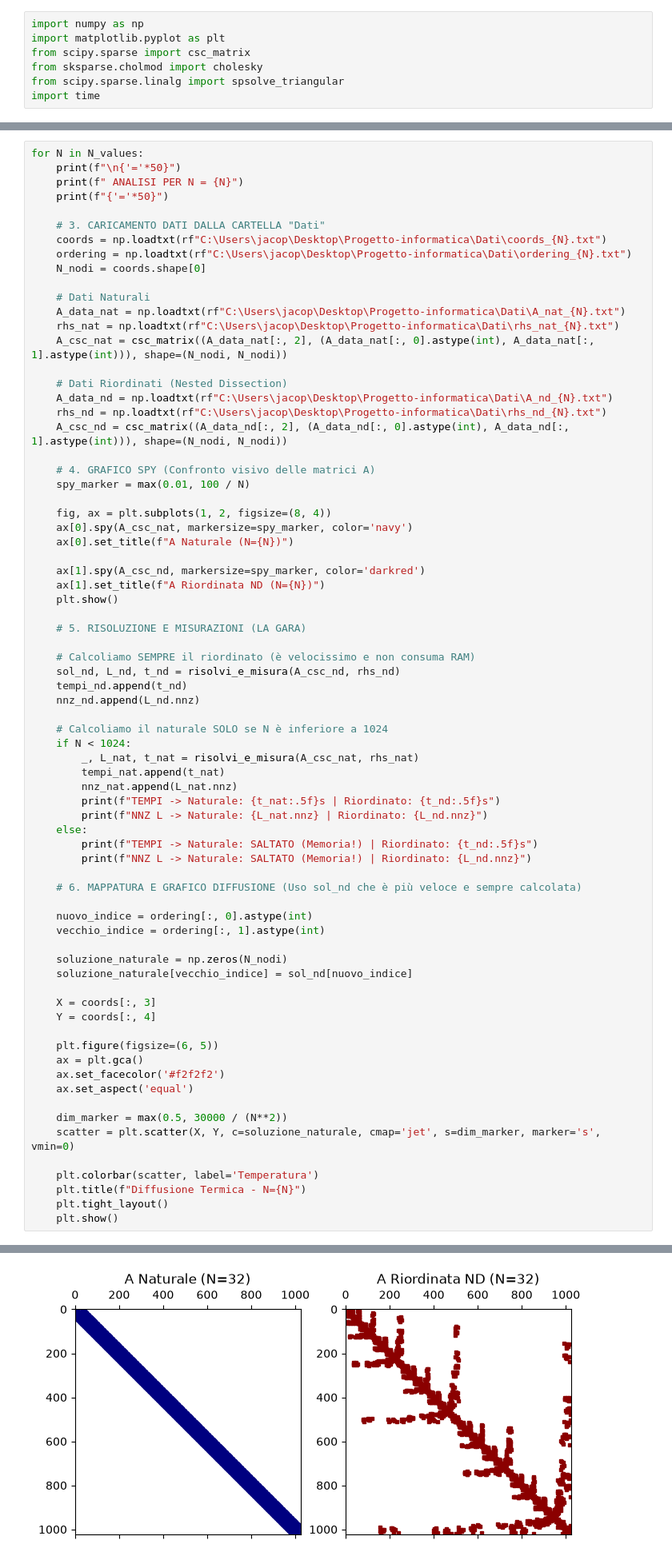
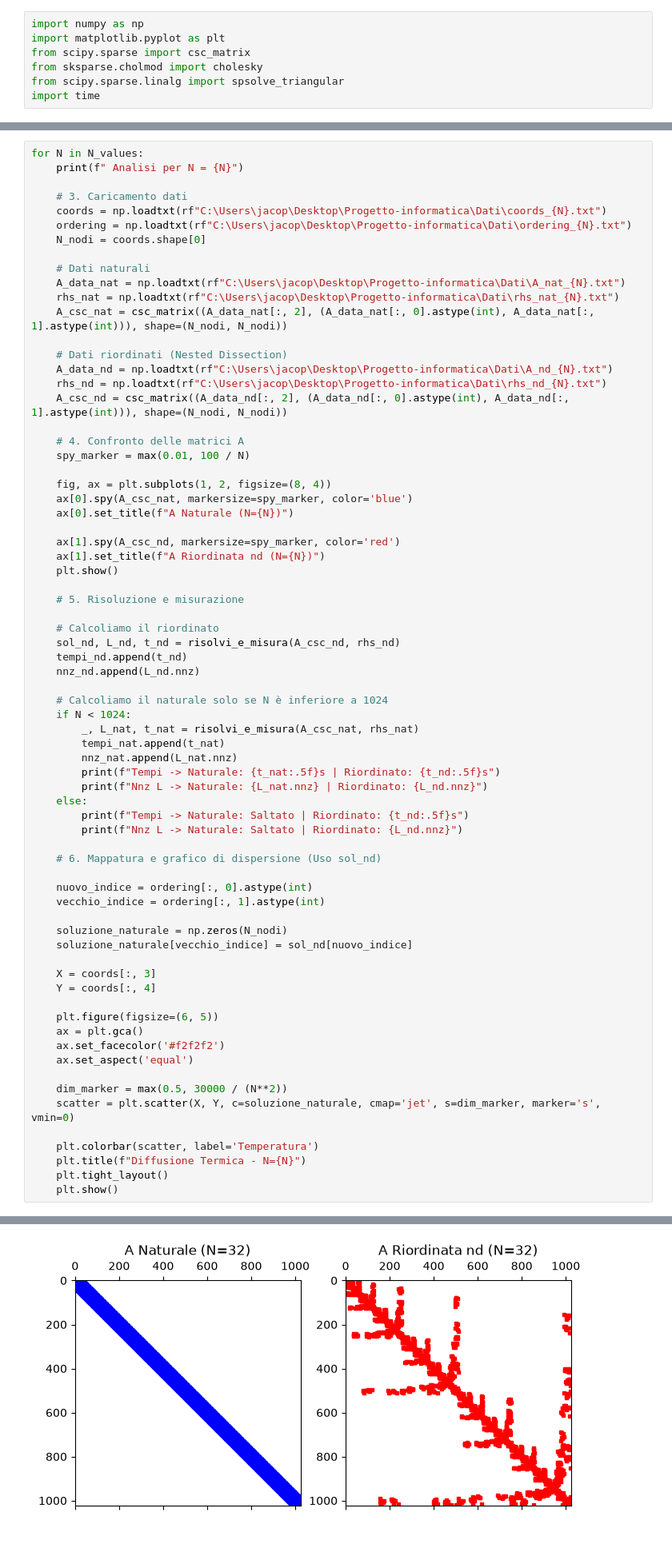
Before and after one commit to Jacopo177/Progetto-informatica, a Jupyter notebook: Task5_Progect.ipynb, the cells around one changed output, grey strips where cells are left out. Shown at 80% size. Saved outputs shown, nothing was run; the diff lists cells and outputs as text.

```diff
--- a/Task5_Progect.ipynb
+++ b/Task5_Progect.ipynb
@@ -36,55 +36,53 @@ nnz_nat = []
 nnz_nd = []
 # %%
 for N in N_values:
-    print(f"\n{'='*50}")
-    print(f" ANALISI PER N = {N}")
-    print(f"{'='*50}")
+    print(f" Analisi per N = {N}")
 
-    # 3. CARICAMENTO DATI DALLA CARTELLA "Dati"
+    # 3. Caricamento dati
     coords = np.loadtxt(rf"C:\Users\jacop\Desktop\Progetto-informatica\Dati\coords_{N}.txt")
     ordering = np.loadtxt(rf"C:\Users\jacop\Desktop\Progetto-informatica\Dati\ordering_{N}.txt")
     N_nodi = coords.shape[0]
 
-    # Dati Naturali
+    # Dati naturali
     A_data_nat = np.loadtxt(rf"C:\Users\jacop\Desktop\Progetto-informatica\Dati\A_nat_{N}.txt")
     rhs_nat = np.loadtxt(rf"C:\Users\jacop\Desktop\Progetto-informatica\Dati\rhs_nat_{N}.txt")
     A_csc_nat = csc_matrix((A_data_nat[:, 2], (A_data_nat[:, 0].astype(int), A_data_nat[:, 1].astype(int))), shape=(N_nodi, N_nodi))
 
-    # Dati Riordinati (Nested Dissection)
+    # Dati riordinati (Nested Dissection)
     A_data_nd = np.loadtxt(rf"C:\Users\jacop\Desktop\Progetto-informatica\Dati\A_nd_{N}.txt")
     rhs_nd = np.loadtxt(rf"C:\Users\jacop\Desktop\Progetto-informatica\Dati\rhs_nd_{N}.txt")
     A_csc_nd = csc_matrix((A_data_nd[:, 2], (A_data_nd[:, 0].astype(int), A_data_nd[:, 1].astype(int))), shape=(N_nodi, N_nodi))
 
-    # 4. GRAFICO SPY (Confronto visivo delle matrici A)
+    # 4. Confronto delle matrici A
     spy_marker = max(0.01, 100 / N)
 
     fig, ax = plt.subplots(1, 2, figsize=(8, 4))
-    ax[0].spy(A_csc_nat, markersize=spy_marker, color='navy')
+    ax[0].spy(A_csc_nat, markersize=spy_marker, color='blue')
     ax[0].set_title(f"A Naturale (N={N})")
 
-    ax[1].spy(A_csc_nd, markersize=spy_marker, color='darkred')
-    ax[1].set_title(f"A Riordinata ND (N={N})")
+    ax[1].spy(A_csc_nd, markersize=spy_marker, color='red')
+    ax[1].set_title(f"A Riordinata nd (N={N})")
     plt.show()
 
-    # 5. RISOLUZIONE E MISURAZIONI (LA GARA)
+    # 5. Risoluzione e misurazione
 
-    # Calcoliamo SEMPRE il riordinato (è velocissimo e non consuma RAM)
+    # Calcoliamo il riordinato
     sol_nd, L_nd, t_nd = risolvi_e_misura(A_csc_nd, rhs_nd)
     tempi_nd.append(t_nd)
     nnz_nd.append(L_nd.nnz)
 
-    # Calcoliamo il naturale SOLO se N è inferiore a 1024
+    # Calcoliamo il naturale solo se N è inferiore a 1024
     if N < 1024:
         _, L_nat, t_nat = risolvi_e_misura(A_csc_nat, rhs_nat)
         tempi_nat.append(t_nat)
         nnz_nat.append(L_nat.nnz)
-        print(f"TEMPI -> Naturale: {t_nat:.5f}s | Riordinato: {t_nd:.5f}s")
-        print(f"NNZ L -> Naturale: {L_nat.nnz} | Riordinato: {L_nd.nnz}")
+        print(f"Tempi -> Naturale: {t_nat:.5f}s | Riordinato: {t_nd:.5f}s")
+        print(f"Nnz L -> Naturale: {L_nat.nnz} | Riordinato: {L_nd.nnz}")
     else:
-        print(f"TEMPI -> Naturale: SALTATO (Memoria!) | Riordinato: {t_nd:.5f}s")
-        print(f"NNZ L -> Naturale: SALTATO (Memoria!) | Riordinato: {L_nd.nnz}")
+        print(f"Tempi -> Naturale: Saltato | Riordinato: {t_nd:.5f}s")
+        print(f"Nnz L -> Naturale: Saltato | Riordinato: {L_nd.nnz}")
 
-    # 6. MAPPATURA E GRAFICO DIFFUSIONE (Uso sol_nd che è più veloce e sempre calcolata)
+    # 6. Mappatura e grafico di dispersione (Uso sol_nd)
 
     nuovo_indice = ordering[:, 0].astype(int)
     vecchio_indice = ordering[:, 1].astype(int)
@@ -114 +110 @@ for N in N_values:
-[figure, old version]
+[figure, new version]
```
Also changed, not shown: parts of 4 cells of this notebook.
